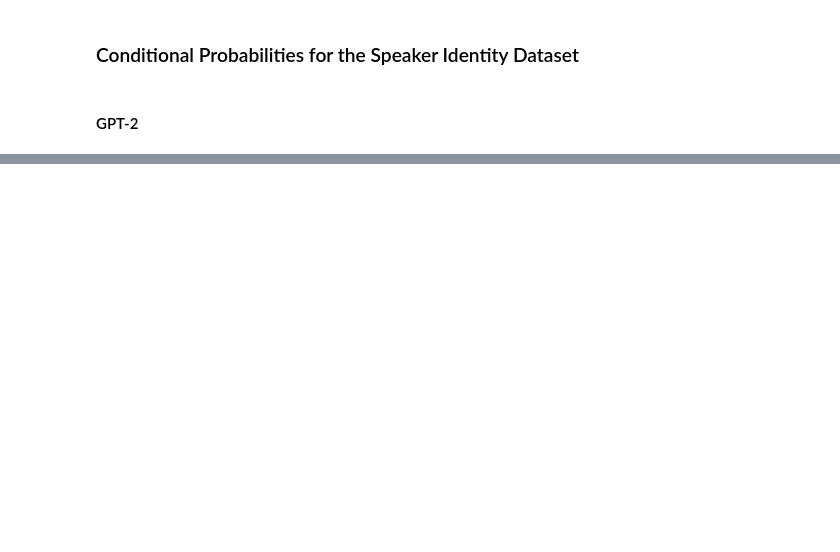
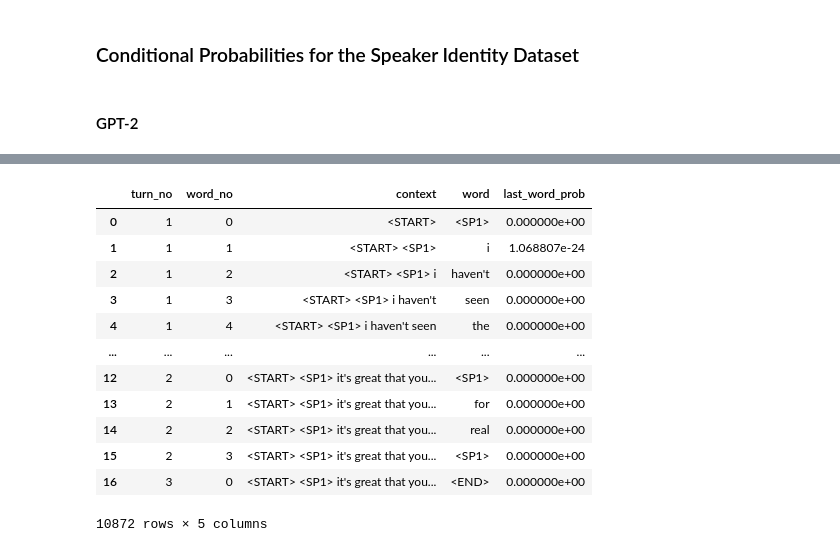
Before and after one commit to mumair01/GPT-Monologue-to-Dialogue, a Jupyter notebook: notebooks/2.0-Experiments.ipynb, the cells around one changed output, grey strips where cells are left out. Drawn from its saved outputs; the diff is of its cells as text; code cells hidden in the pictures; blank space fills up the shorter version.

Commit message:
Updated the dataset loading schemes

```diff
--- a/notebooks/2.0-Experiments.ipynb
+++ b/notebooks/2.0-Experiments.ipynb
@@ -423,0 +492,9 @@ df
+# %%
+save_dir = f"{CP_DIR}/turngpt/{_DSET_KWARGS['config_name']}"
+os.makedirs(save_dir,exist_ok=True)
+# %%
+# First, load the right model from the right checkpoint.
+# TODO: Update the checkpoint path before loading!!!!
+model = TurnGPT()
+# NOTE: Predicting using non-finetune settings right now.
+model.load(**_TURNGPT_MODEL_CONFIG)
@@ -423,0 +512,5 @@ df
+# %%
+# Load the dataset.
+# NOTE: Fot GPT-2, we want to use the labels dataset.
+dset = load( **_DSET_KWARGS)
+print(dset)
@@ -423,0 +537,26 @@ df
+# %%
+
+
+df, save_fpath = predict_speaker_identity_dset(
+    model=model,
+    dset=dset,
+    save_dir=save_dir,
+    N=-1,
+    context_buffer_size=512
+)
+# %%
+df
+# %% [output]
+|  | turn_no | word_no | context | word | last_word_prob |
+| 0 | 1 | 0 | <START> | <SP1> | 0.000000e+00 |
+| 1 | 1 | 1 | <START> <SP1> | i | 1.068807e-24 |
+| 2 | 1 | 2 | <START> <SP1> i | haven't | 0.000000e+00 |
+| 3 | 1 | 3 | <START> <SP1> i haven't | seen | 0.000000e+00 |
+| 4 | 1 | 4 | <START> <SP1> i haven't seen | the | 0.000000e+00 |
+| ... | ... | ... | ... | ... | ... |
+| 12 | 2 | 0 | <START> <SP1> it's great that you... | <SP1> | 0.000000e+00 |
+| 13 | 2 | 1 | <START> <SP1> it's great that you... | for | 0.000000e+00 |
+| 14 | 2 | 2 | <START> <SP1> it's great that you... | real | 0.000000e+00 |
+| 15 | 2 | 3 | <START> <SP1> it's great that you... | <SP1> | 0.000000e+00 |
+| 16 | 3 | 0 | <START> <SP1> it's great that you... | <END> | 0.000000e+00 |
+10872 rows × 5 columns
```
Also changed, not shown: parts of 10 cells of this notebook, 9 other files.
